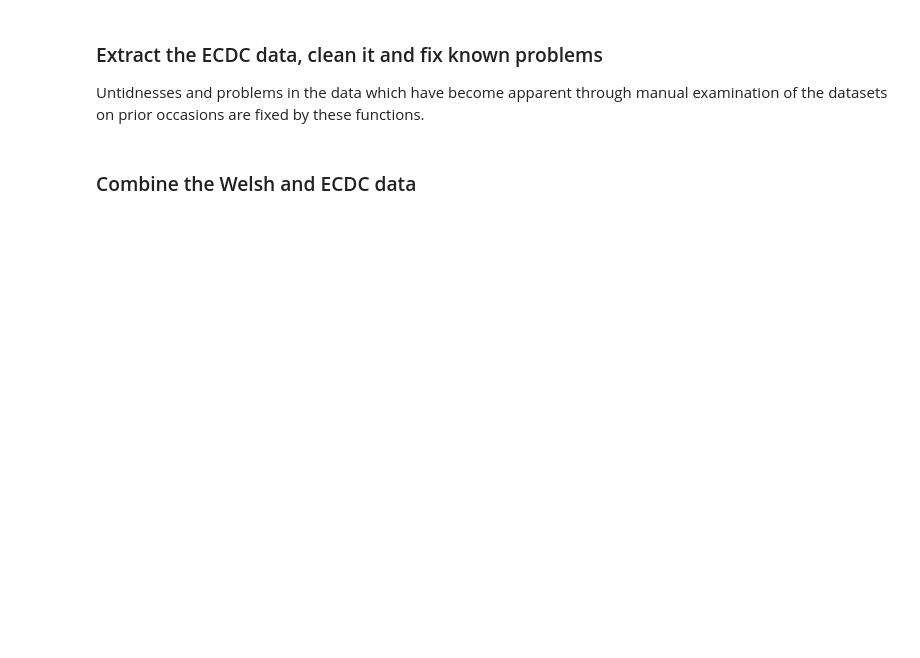
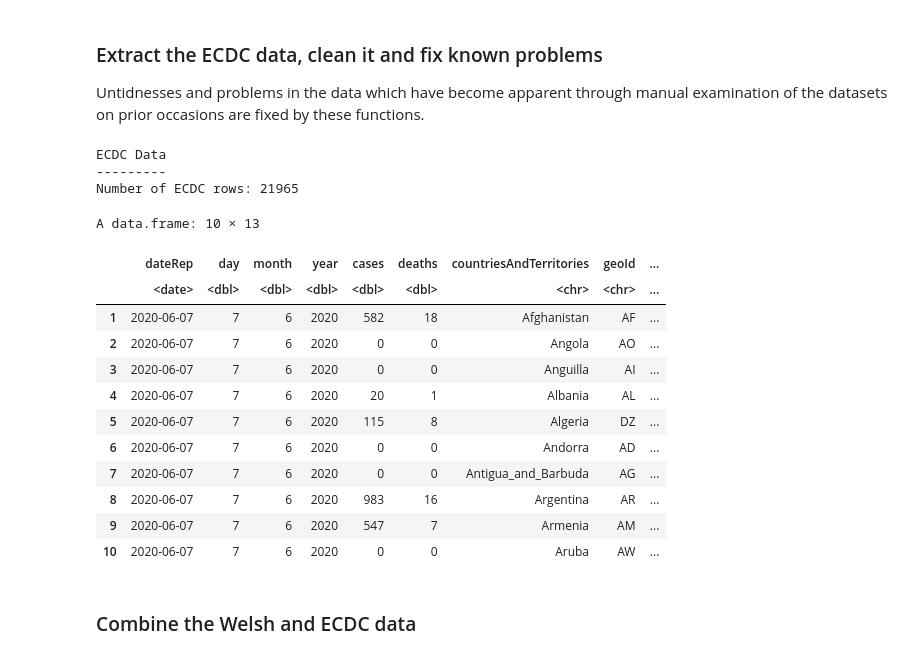
Before and after one commit to pete-arnold/R-basics, a Jupyter notebook: covid-19.ipynb, the cells around one changed output. Drawn from its saved outputs; the diff is of its cells as text; code cells hidden in the pictures; blank space fills up the shorter version.

```diff
--- a/covid-19.ipynb
+++ b/covid-19.ipynb
@@ -117,18 +167,40 @@ head(cases_deaths_wales %>% arrange(desc(dateRep)), 10)
 
 Untidnesses and problems in the data which have become apparent through manual examination of the datasets on prior occasions are fixed by these functions.
 # %%
+#cases_deaths_ecdc <-
+#    load_data('covid-19.csv') %>%
+#    clean_data() %>%
+#    remove_known_problems()
 cases_deaths_ecdc <-
-    load_data('covid-19.csv') %>%
-    clean_data() %>%
+    fetch_data(ecdc) %>%
+    clean_url_data(origin) %>%
     remove_known_problems()
 
 # Calculate the cumulative cases and deaths.
 cases_deaths_ecdc <- cumulative_cases(cases_deaths_ecdc)
 cases_deaths_ecdc <- cumulative_deaths(cases_deaths_ecdc)
 
 # Show the top few rows of the data:
+cat('ECDC Data\n', '---------\n', sep='')
 cat('Number of ECDC rows: ', count(cases_deaths_ecdc)[[1]], sep='')
 head(cases_deaths_ecdc %>% arrange(desc(dateRep)), 10)
+# %% [output]
+ECDC Data
+---------
+Number of ECDC rows: 21965
+A data.frame: 10 × 13
+|  | dateRep | day | month | year | cases | deaths | countriesAndTerritories | geoId | ... |
+|  | <date> | <dbl> | <dbl> | <dbl> | <dbl> | <dbl> | <chr> | <chr> | ... |
+| 1 | 2020-06-07 | 7 | 6 | 2020 | 582 | 18 | Afghanistan | AF | ... |
+| 2 | 2020-06-07 | 7 | 6 | 2020 | 0 | 0 | Angola | AO | ... |
+| 3 | 2020-06-07 | 7 | 6 | 2020 | 0 | 0 | Anguilla | AI | ... |
+| 4 | 2020-06-07 | 7 | 6 | 2020 | 20 | 1 | Albania | AL | ... |
+| 5 | 2020-06-07 | 7 | 6 | 2020 | 115 | 8 | Algeria | DZ | ... |
+| 6 | 2020-06-07 | 7 | 6 | 2020 | 0 | 0 | Andorra | AD | ... |
+| 7 | 2020-06-07 | 7 | 6 | 2020 | 0 | 0 | Antigua_and_Barbuda | AG | ... |
+| 8 | 2020-06-07 | 7 | 6 | 2020 | 983 | 16 | Argentina | AR | ... |
+| 9 | 2020-06-07 | 7 | 6 | 2020 | 547 | 7 | Armenia | AM | ... |
+| 10 | 2020-06-07 | 7 | 6 | 2020 | 0 | 0 | Aruba | AW | ... |
 # %% [markdown]
 ### Combine the Welsh and ECDC data
 # %%
```
Also changed, not shown: parts of 12 cells of this notebook, 1 other file.
